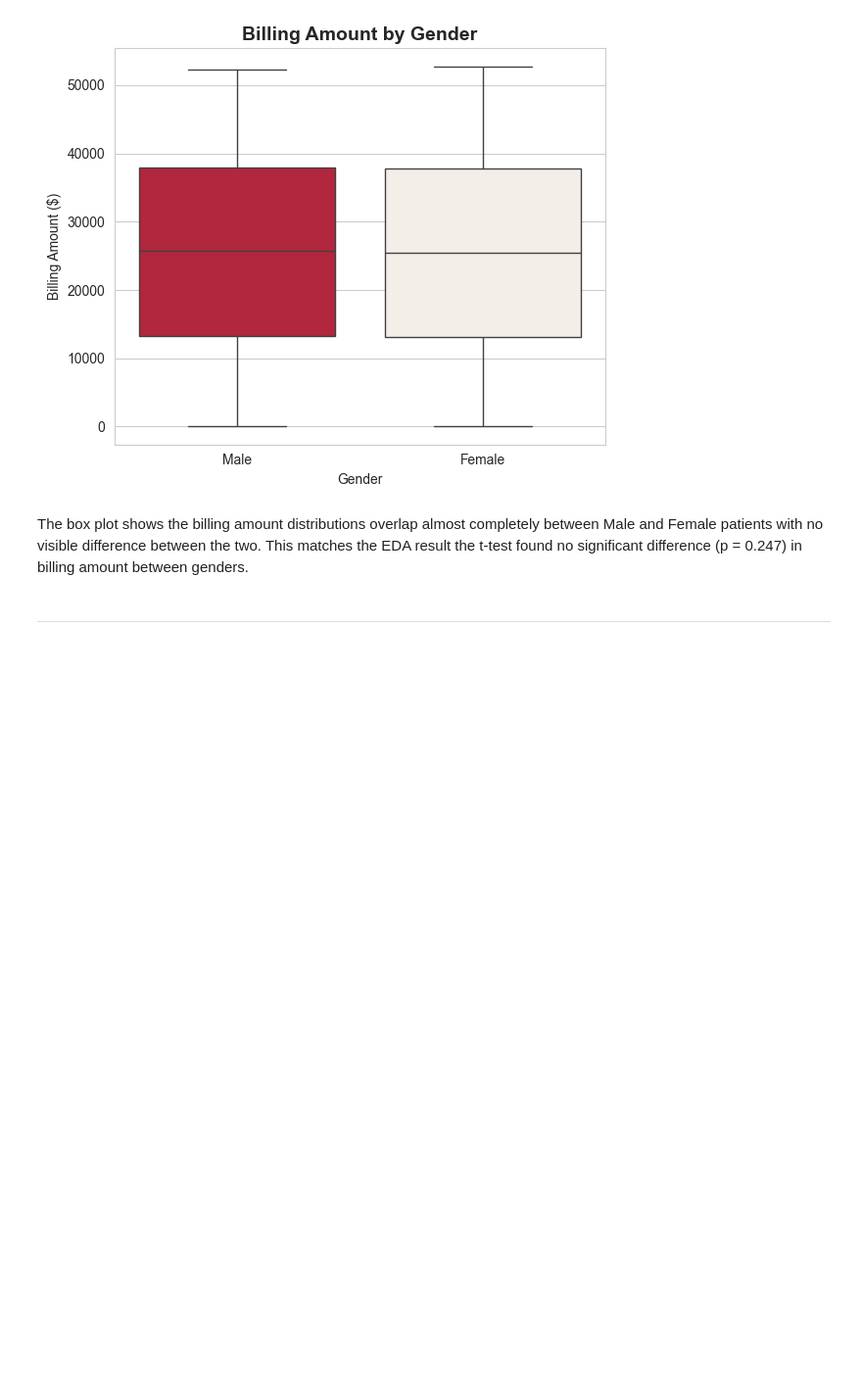
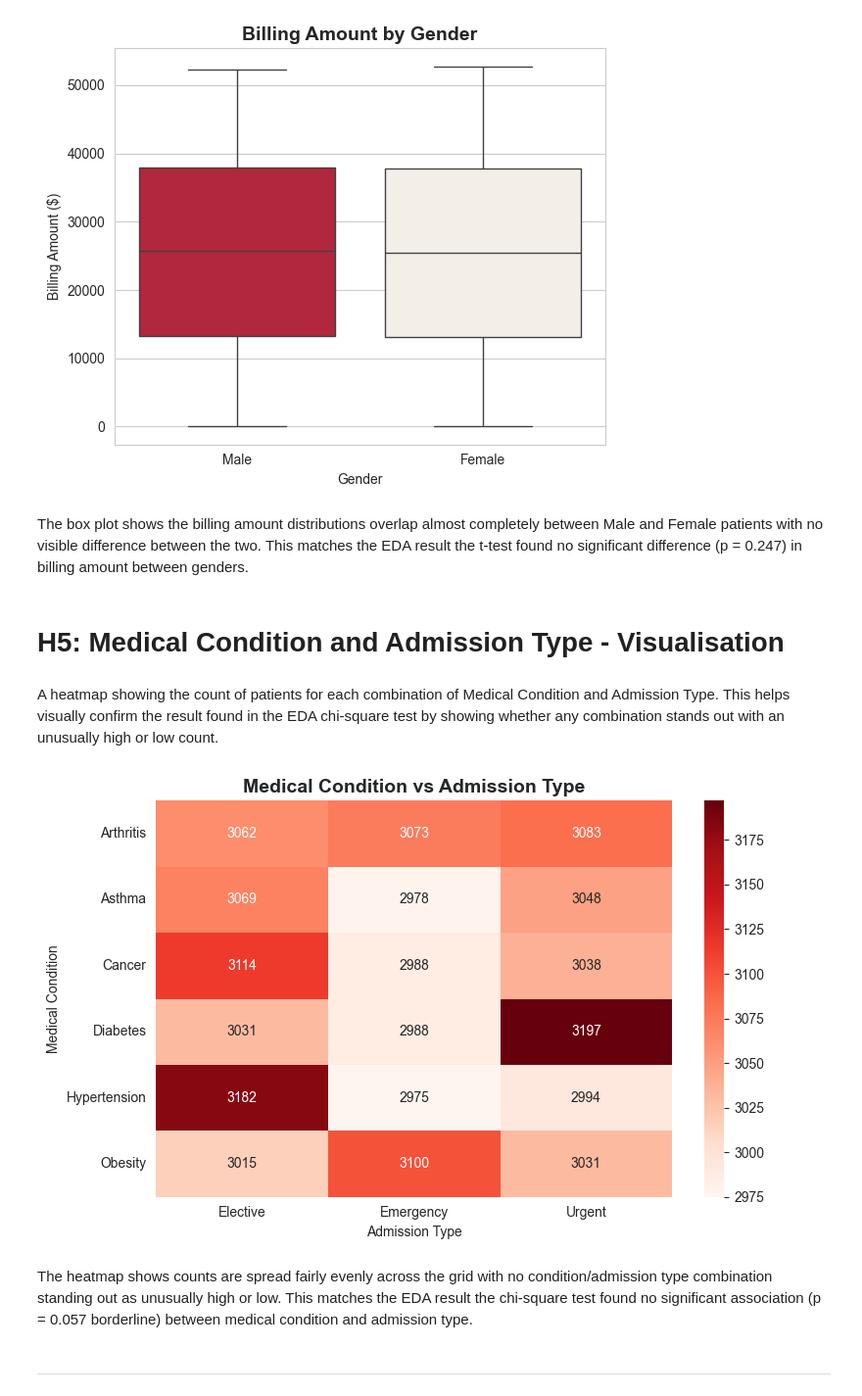
Before and after one commit to navmann99/Healthcare_Analysis, a Jupyter notebook: jupyter_notebooks/03-DataVisualisations.ipynb, the cells around one changed output. Shown at 98% size. Cells and saved outputs as stored; diff of their text form; code cells hidden in the pictures; blank space fills up the shorter version.

Commit message:
h5 heatmap complete

```diff
--- a/jupyter_notebooks/03-DataVisualisations.ipynb
+++ b/jupyter_notebooks/03-DataVisualisations.ipynb
@@ -174,6 +173,23 @@ plt.show()
 [figure]
 # %% [markdown]
 The box plot shows the billing amount distributions overlap almost completely between Male and Female patients with no visible difference between the two. This matches the EDA result the t-test found no significant difference (p = 0.247) in billing amount between genders.
+# %% [markdown]
+# H5: Medical Condition and Admission Type - Visualisation
+# %% [markdown]
+A heatmap showing the count of patients for each combination of Medical Condition and Admission Type. This helps visually confirm the result found in the EDA chi-square test by showing whether any combination stands out with an unusually high or low count.
+# %%
+ct5 = pd.crosstab(df['Medical Condition'], df['Admission Type'])
+
+fig, ax = plt.subplots(figsize=(8, 5))
+sns.heatmap(ct5, annot=True, fmt='d', cmap='Reds', ax=ax)
+ax.set_title('Medical Condition vs Admission Type', fontsize=14, fontweight='bold')
+plt.tight_layout()
+
+plt.show()
+# %% [output]
+[figure, added]
+# %% [markdown]
+The heatmap shows counts are spread fairly evenly across the grid with no condition/admission type combination standing out as unusually high or low. This matches the EDA result the chi-square test found no significant association (p = 0.057 borderline) between medical condition and admission type.
 # %% [markdown]
 ---
 # %% [markdown]
```
Also changed, not shown: parts of 3 cells of this notebook.
